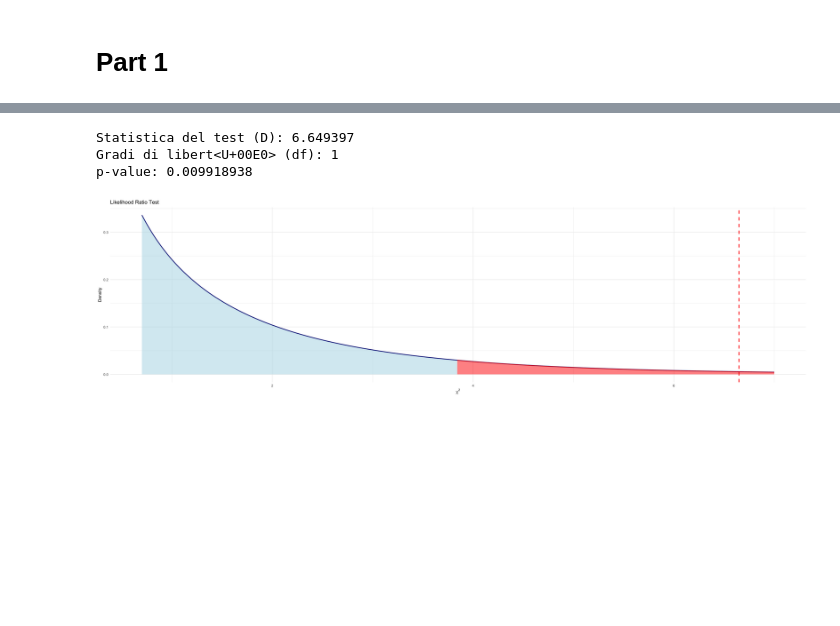
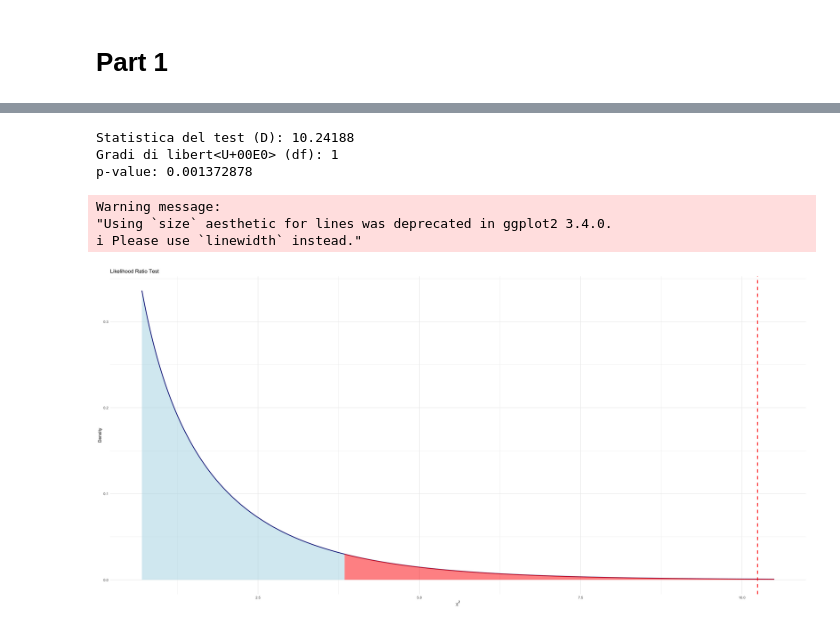
Before and after one commit to Lorycav/Weather_Statistical_Analysis_And_Forecasting, a Jupyter notebook: project.ipynb, the cells around one changed output, grey strips where cells are left out. Drawn from its saved outputs; the diff is of its cells as text; code cells hidden in the pictures; blank space fills up the shorter version.

```diff
--- a/project.ipynb
+++ b/project.ipynb
@@ -250,8 +233,4 @@ print(p_y)
 # %%
-
-yearly_dataset$x_fit <- yearly_dataset$year_only - 1993
-
-
 model <- lm(MED_mean ~ x_fit, data = yearly_dataset)
 model_summary <- summary(model)
 model_coeff_err <- coef(model_summary)[, "Std. Error"]
@@ -524,74 +749,43 @@ density_plot(lin_chain, 'linear')
-# %%
-get_model_parameters <- function(chain, type) {
-
-    chain_df <- as.data.frame( as.mcmc(chain) )
-    if(type == 'linear'){
-        parameters <- list(a = mean(chain_df$a), b = mean(chain_df$b), sigma = mean(chain_df$sigma) )
-        return(parameters)
-    }
-    else if(type == 'constant'){
-        parameters <- list(a = mean(chain_df$a), sigma = mean(chain_df$sigma) )
-        return(parameters)
-    }
-}
-
-get_model_prediction <- function(chain, dataset, type){
-
-    if(type == 'linear'){
-        parameters <- get_model_parameters(chain,type = 'linear')
-        y_pred <- parameters$a + (parameters$b * dataset$MED_mean)
-
-    }
-    else if(type == 'constant'){
-        parameters <- get_model_parameters(chain,type = 'constant')
-        y_pred <- parameters$a
-    }
-    return(y_pred)
-}
-
-get_model_likelihood <- function(chain, dataset, type){
-    param <- get_model_parameters(chain, type)
-    pred <- get_model_prediction(chain, dataset, type)
-    obs <- dataset$MED_mean
-    return(-1/(2* param$sigma^2)*sum((obs-pred)^2))
-}
 # %%
-linear_likelihood <- get_model_likelihood(lin_chain, yearly_dataset, type = 'linear')
-constant_likelihood <- get_model_likelihood(const_chain, yearly_dataset, type = 'constant')
+linear_likelihood <- get_model_likelihood(lin_chain, yearly_dataset, type = 'linear',temp = 'ava')
+constant_likelihood <- get_model_likelihood(const_chain, yearly_dataset, type = 'constant', temp = 'ava')
 
 
 log_likelihood_ratio <- 2 * (constant_likelihood - linear_likelihood)
 degree_freedom <- 1
 p_value <- pchisq(log_likelihood_ratio, df = degree_freedom, lower.tail = FALSE)
 
 
 
 cat("Statistica del test (D):", log_likelihood_ratio, "\n")
 cat("Gradi di libertà (df):", degree_freedom, "\n")
 cat("p-value:", p_value, "\n")
 
 
-x <- seq(0.7, 7, length.out = 10000)
+x <- seq(0.7, 10.5, length.out = 10000)
 y <- dchisq(x, degree_freedom)
 chi_95 <- qchisq(0.95, df = degree_freedom)
 
 data <- data.frame(x = x, y = y)
 
 ggplot(data, aes(x = x, y = y)) +
   geom_line(color = "navy", size = 1) +
   geom_vline(xintercept = log_likelihood_ratio, color = "red", linetype = 2, size = 1) +
   geom_area(data = subset(data, x >= chi_95), aes(x = x, y = y), fill = "red", alpha = 0.5, color = 'red') +
   geom_area(data = subset(data, x <= chi_95), aes(x = x, y = y), fill = "lightblue", alpha = 0.5, color = 'navy') +
   labs(title = "Likelihood Ratio Test",
        x = expression(chi^2),
        y = "Density") +
 
   theme_minimal()
 # %% [output]
-Statistica del test (D): 6.649397
+Statistica del test (D): 10.24188
 Gradi di libert<U+00E0> (df): 1
-p-value: 0.009918938
+p-value: 0.001372878
+Warning message:
+"Using `size` aesthetic for lines was deprecated in ggplot2 3.4.0.
+i Please use `linewidth` instead."
-[figure, old version]
+[figure, new version]
 # %%
 
 city_dataset <- daily_dataset |>
```
Also changed, not shown: parts of 18 cells of this notebook, 2 other files.
